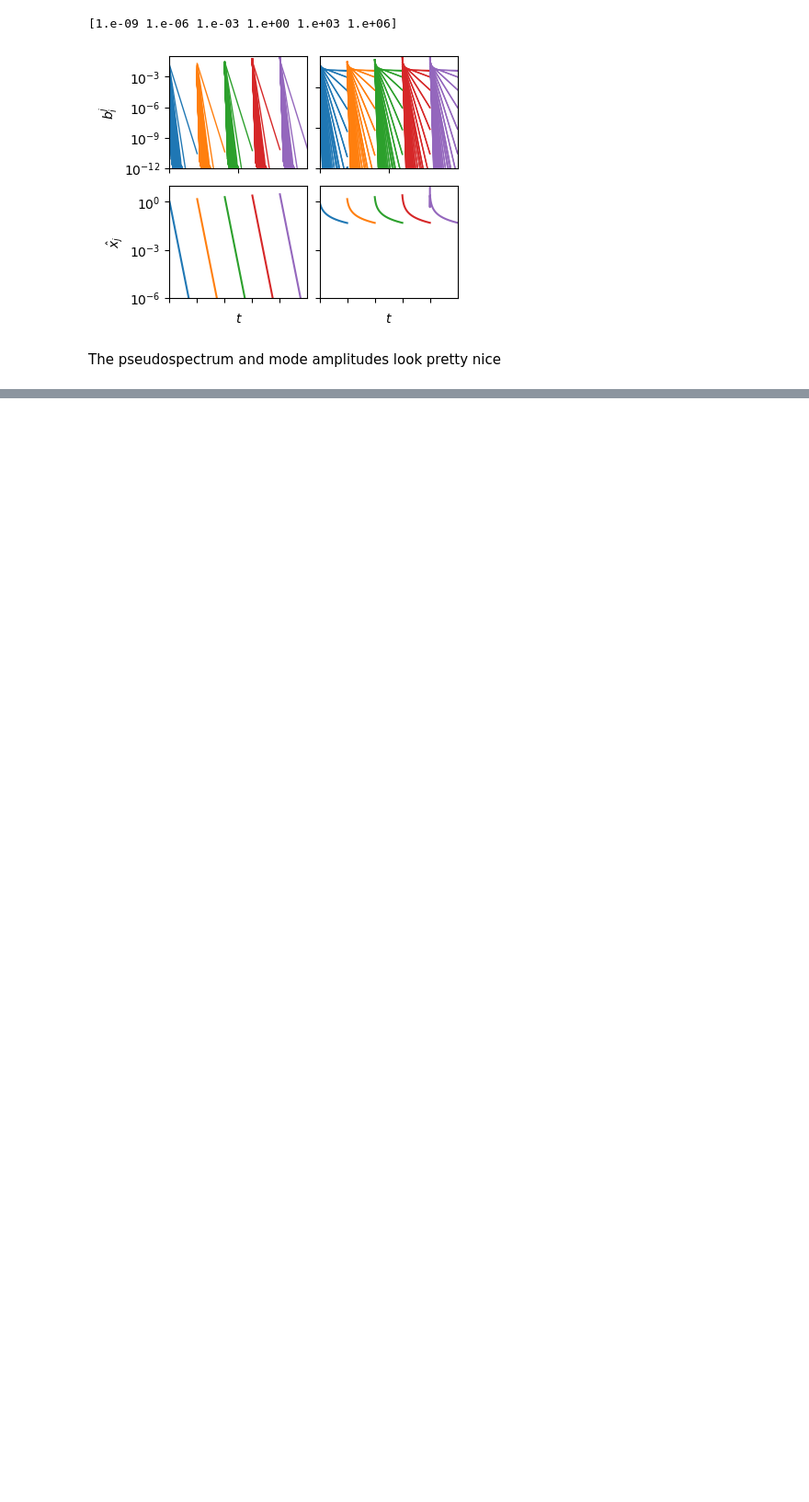
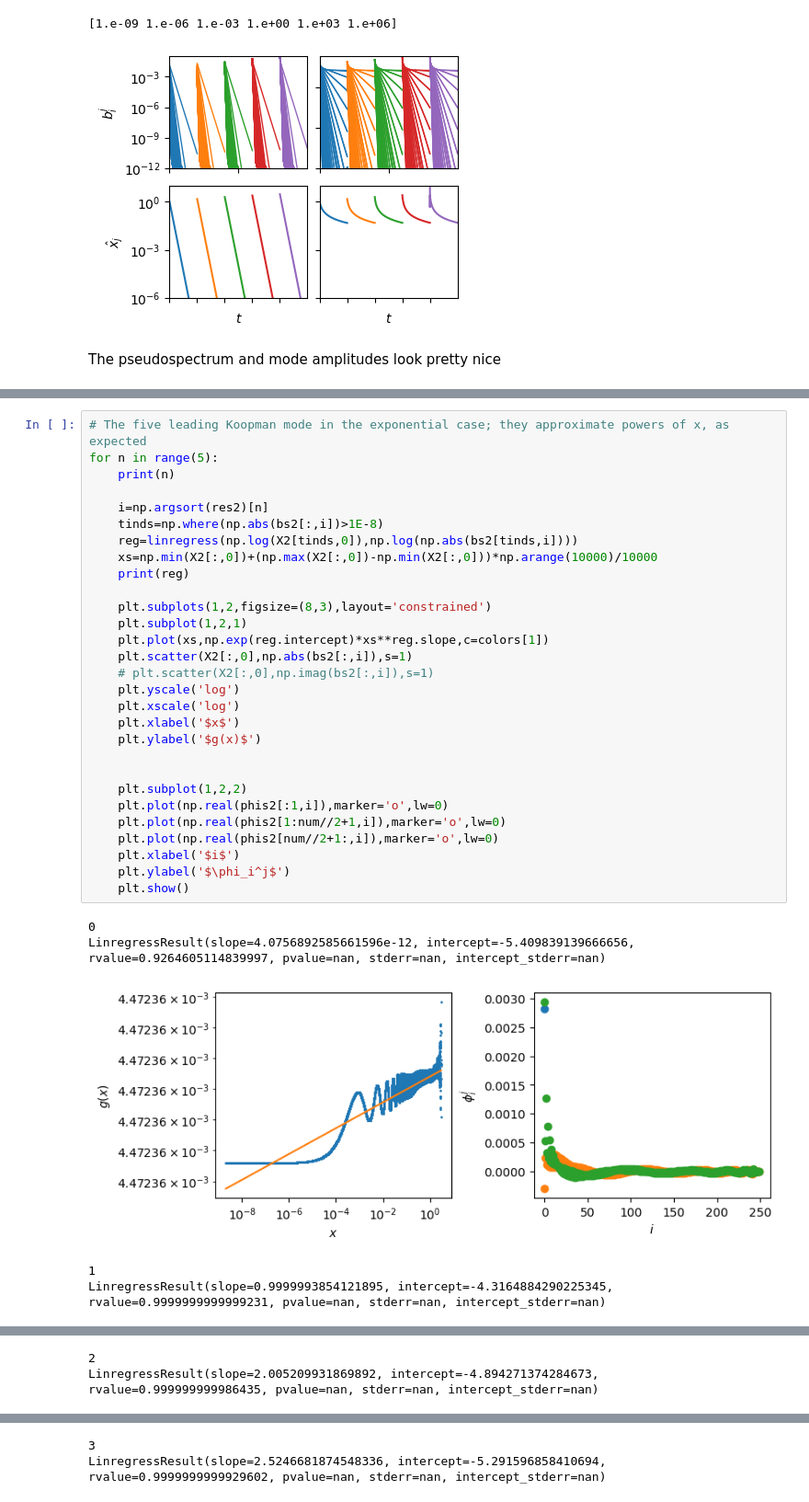
Before and after one commit to znicolaou/kuramoto, a Jupyter notebook: onedim.ipynb, the cells around one changed output, grey strips where cells are left out. Shown at 92% size. Drawn from its saved outputs; the diff is of its cells as text; blank space fills up the shorter version.

```diff
--- a/onedim.ipynb
+++ b/onedim.ipynb
@@ -302,0 +282,35 @@ plt.show()
+# %%
+# The five leading Koopman mode in the exponential case; they approximate powers of x, as expected
+for n in range(5):
+    print(n)
+
+    i=np.argsort(res2)[n]
+    tinds=np.where(np.abs(bs2[:,i])>1E-8)
+    reg=linregress(np.log(X2[tinds,0]),np.log(np.abs(bs2[tinds,i])))
+    xs=np.min(X2[:,0])+(np.max(X2[:,0])-np.min(X2[:,0]))*np.arange(10000)/10000
+    print(reg)
+
+    plt.subplots(1,2,figsize=(8,3),layout='constrained')
+    plt.subplot(1,2,1)
+    plt.plot(xs,np.exp(reg.intercept)*xs**reg.slope,c=colors[1])
+    plt.scatter(X2[:,0],np.abs(bs2[:,i]),s=1)
+    # plt.scatter(X2[:,0],np.imag(bs2[:,i]),s=1)
+    plt.yscale('log')
+    plt.xscale('log')
+    plt.xlabel('$x$')
+    plt.ylabel('$g(x)$')
+
+
+    plt.subplot(1,2,2)
+    plt.plot(np.real(phis2[:1,i]),marker='o',lw=0)
+    plt.plot(np.real(phis2[1:num//2+1,i]),marker='o',lw=0)
+    plt.plot(np.real(phis2[num//2+1:,i]),marker='o',lw=0)
+    plt.xlabel('$i$')
+    plt.ylabel('$\phi_i^j$')
+    plt.show()
+# %% [output]
+0
+LinregressResult(slope=4.0756892585661596e-12, intercept=-5.409839139666656, rvalue=0.9264605114839997, pvalue=nan, stderr=nan, intercept_stderr=nan)
+[figure, added]
+1
+LinregressResult(slope=0.9999993854121895, intercept=-4.3164884290225345, rvalue=0.9999999999999231, pvalue=nan, stderr=nan, intercept_stderr=nan)
@@ -302,0 +318,2 @@ plt.show()
+2
+LinregressResult(slope=2.005209931869892, intercept=-4.894271374284673, rvalue=0.999999999986435, pvalue=nan, stderr=nan, intercept_stderr=nan)
@@ -302,0 +321,2 @@ plt.show()
+3
+LinregressResult(slope=2.5246681874548336, intercept=-5.291596858410694, rvalue=0.9999999999929602, pvalue=nan, stderr=nan, intercept_stderr=nan)
```
Also changed, not shown: parts of 13 cells of this notebook, 2 other files.
